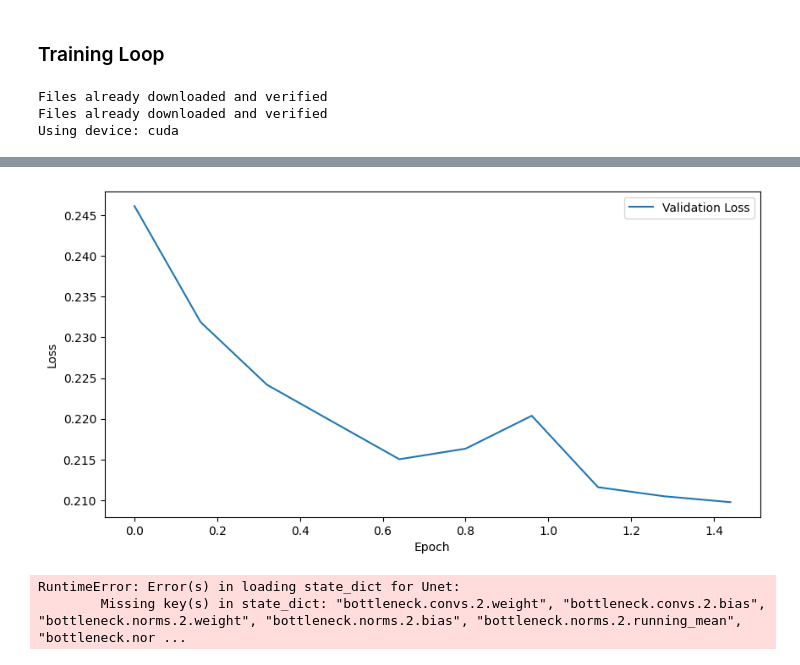
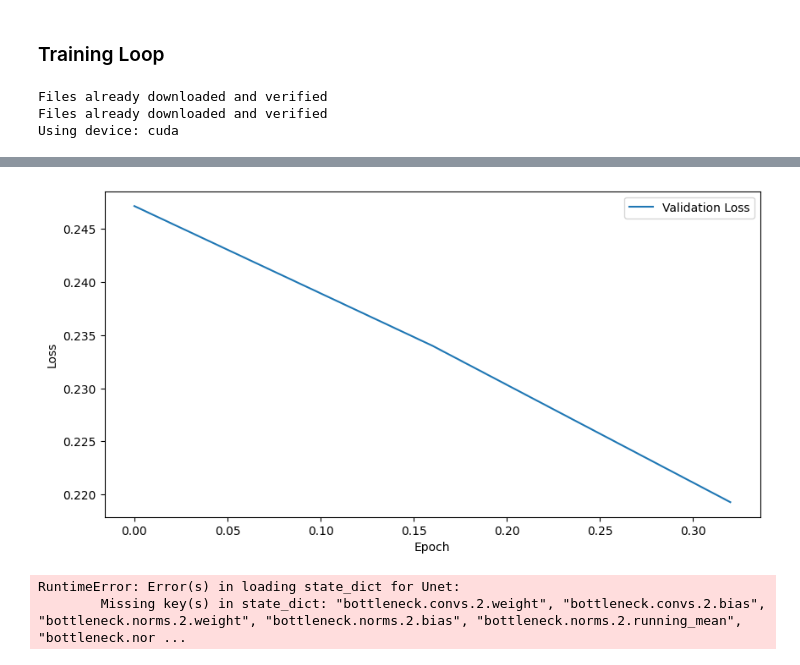
Before and after one commit to Nasotro/Diffusion-Implementation, a Jupyter notebook: v3.ipynb, the cells around one changed output, grey strips where cells are left out. Saved outputs shown, nothing was run; the diff lists cells and outputs as text; code cells hidden in the pictures.

```diff
--- a/v3.ipynb
+++ b/v3.ipynb
@@ -69,7 +69,7 @@ batch_size = 16
 lr = 1e-3
 max_time_steps = 200
 eval_every = 500
-patience = 5000
+patience = 1000
 
 # model creation
 net = Unet(64, depth=3, time_embed_dim=32, label_emb_dim=32,
@@ -168,4 +169,4 @@ Stopping early
-[figure, old version]
+[figure, new version]
 # %%
 net.load_state_dict(torch.load('best_model_CIFAR.pth'))
 # %% [output]
```
Also changed, not shown: parts of 1 cell of this notebook, 3 other files.
